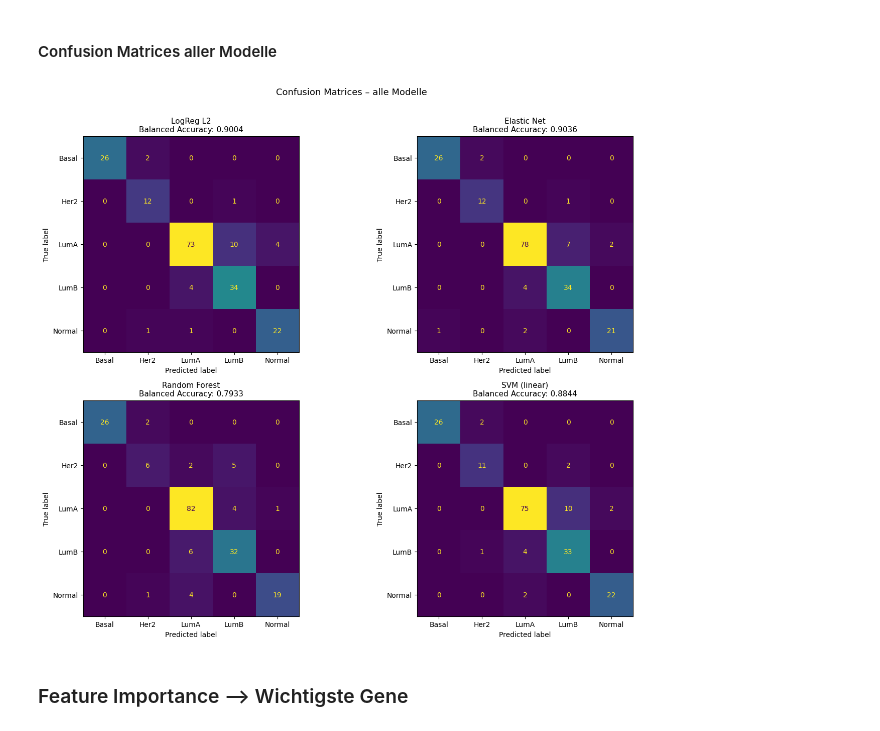
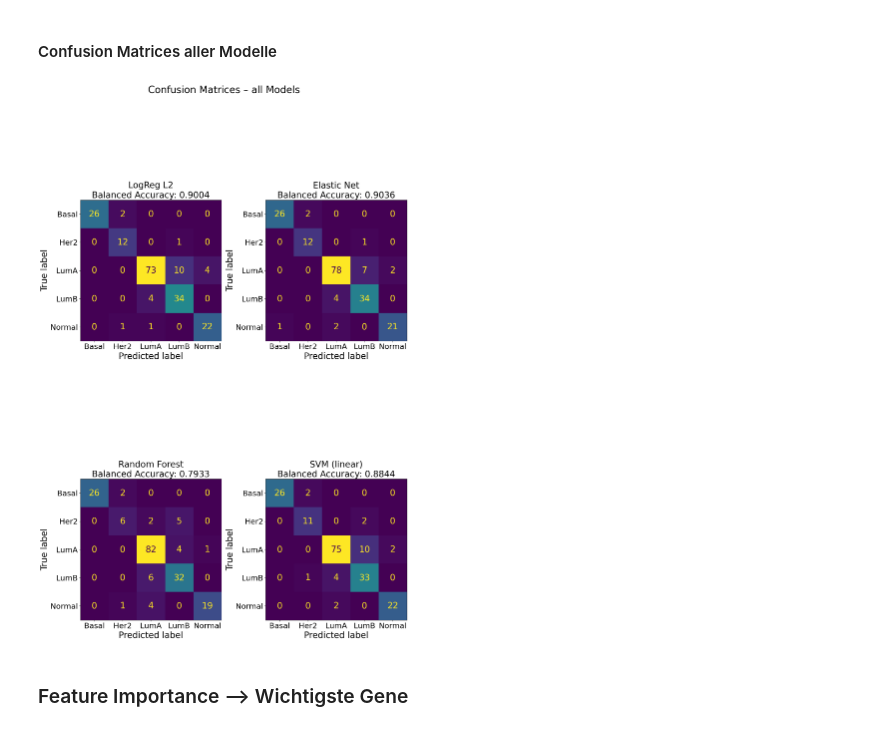
Before and after one commit to IsabelleMarie1/Foundations-of-DataScience, a Jupyter notebook: TCGA_Model_v5.final.ipynb, the cells around one changed output. Saved outputs shown, nothing was run; the diff lists cells and outputs as text; code cells hidden in the pictures.

```diff
--- a/TCGA_Model_v5.final.ipynb
+++ b/TCGA_Model_v5.final.ipynb
@@ -441,7 +486,7 @@ Während Splitting können neue Gene konstant werden
 # %%
 pipe_anova_logreg = Pipeline([
     ("variance", VarianceThreshold()),          #removes train-constant genes
-    ("select", SelectKBest(score_func=f_classif, k=500)),  #selects top 500 genes
+    ("select", SelectKBest(score_func=f_classif, k=best_k)),  #selects top 500 genes
     ("model", LogisticRegression(
         max_iter=5000,
         class_weight="balanced",
@@ -805,27 +807,32 @@ weighted avg       0.89      0.88      0.88       190
 # %% [markdown]
 ### Übersicht & bestes Modell
 # %%
+from sklearn.metrics import f1_score as sk_f1_score, recall_score as sk_recall_score
+
 # ── Vergleichstabelle ────────────────────────────────────────────────────────
 comparison = (
     pd.DataFrame({
         "Modell":            list(results.keys()),
         "Balanced Accuracy": [v["balanced_acc"] for v in results.values()],
-        "Her2 Recall": [recall_score(y_test, v["y_pred"], labels=["Her2"], average=None)[0] for v in results.values()]
+        "Her2 Recall": [sk_recall_score(y_test, v["y_pred"], labels=["Her2"], average=None)[0] for v in results.values()],
+        "F1 Macro": [sk_f1_score(y_test, v["y_pred"], average="macro") for v in results.values()]
     })
     .sort_values("Balanced Accuracy", ascending=False)
     .reset_index(drop=True)
 )
+
 comparison.index += 1
 comparison.index.name = "Rang"
-print("\n" + "═"*45)
+print("\n" + "═"*61)
 print(" MODELLVERGLEICH – Balanced Accuracy")
-print("═"*45)
+print("═"*61)
 print(comparison.to_string())
 
 best_model = comparison.iloc[0]["Modell"]
 best_res  = results[best_model]["pipe"].named_steps["model"]
 best_acc  = results[best_model]["balanced_acc"]
-recall = recall_score(y_test, results[best_model]["y_pred"], average=None, labels=best_res.classes_)
+best_f1_macro = sk_f1_score(y_test, results[best_model]["y_pred"], average="macro")
+best_recall = sk_recall_score(y_test, results[best_model]["y_pred"], average=None, labels=best_res.classes_)
 
-print(f"\n→ Bestes Modell: {best_model} ({best_acc:.4f}) | Her2 Recall: {recall[best_res.classes_ == 'Her2'][0]:.4f})")
+print(f"\n→ Bestes Modell: {best_model} ({best_acc:.4f}) | Her2 Recall: {best_recall[best_res.classes_ == 'Her2'][0]:.4f} | F1-Score: {best_f1_macro:.4f}")
 # %% [output]
@@ -843,22 +883,31 @@ Rang
 # %% [markdown]
 #### Confusion Matrices aller Modelle
 # %%
-# ── Confusion Matrices ───────────────────────────────────────────────────────
-fig, axes = plt.subplots(2, 2, figsize=(14, 11))
+from matplotlib import colormaps
+fig, axes = plt.subplots(2, 2, figsize=(15, 25))
 classes = best_res.classes_
 
 for ax, (name, res) in zip(axes.flatten(), results.items()):
     cm = confusion_matrix(y_test, res["y_pred"])
-    ConfusionMatrixDisplay(confusion_matrix=cm, display_labels=classes).plot(
-        ax=ax, colorbar=False
-    )
-    ax.set_title(f"{name}\nBalanced Accuracy: {res['balanced_acc']:.4f}", fontsize=11)
+    disp = ConfusionMatrixDisplay(confusion_matrix=cm, display_labels=classes)
+    disp.plot(ax=ax, colorbar=False, cmap=colormaps["viridis"])
 
-plt.suptitle("Confusion Matrices – alle Modelle", fontsize=13, y=1.01)
+    # Zahlen in den Zellen grösser
+    for text in disp.text_.ravel():
+        text.set_fontsize(25)
+
+    ax.set_title(f"{name}\nBalanced Accuracy: {res['balanced_acc']:.4f}", fontsize=25)
+    ax.set_xlabel("Predicted label", fontsize=25)
+    ax.set_ylabel("True label", fontsize=25)
+    ax.tick_params(labelsize=22)  # Achsenbeschriftungen (Basal, Her2, ...)
+
+plt.suptitle("Confusion Matrices – all Models", fontsize=28, y=1.01)
 plt.tight_layout()
+
+
 plt.show()
 # %% [output]
-[figure, old version]
+[figure, new version]
 # %% [markdown]
 ### Feature Importance --> Wichtigste Gene
 # %% [markdown]
```
Also changed, not shown: parts of 30 cells of this notebook.
